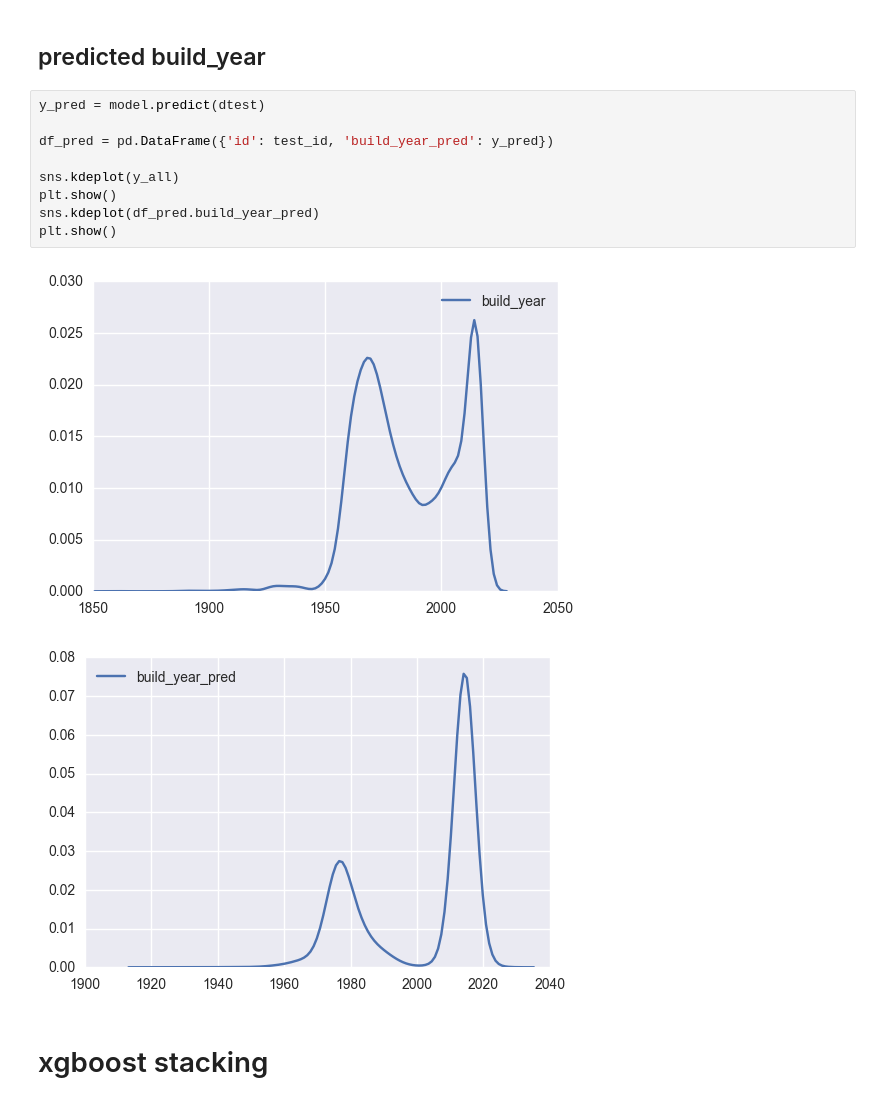
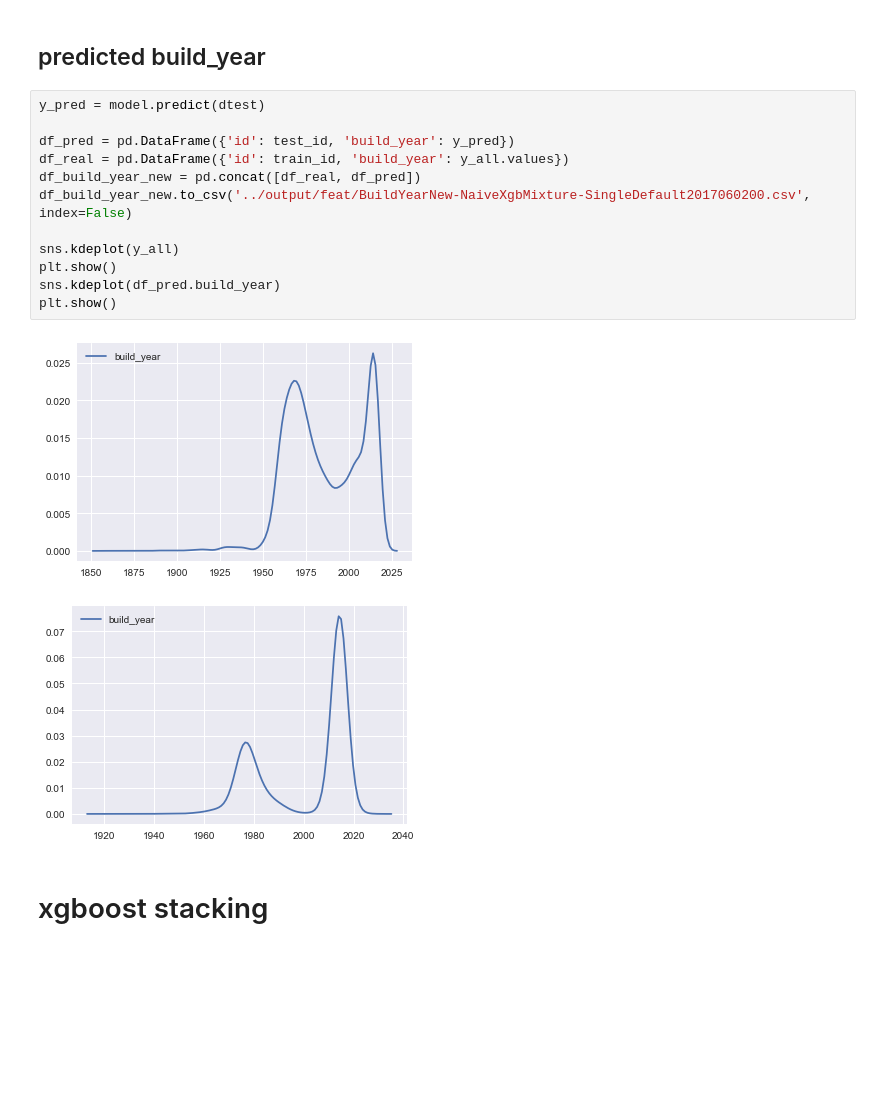
Before and after one commit to kqdmqx/kaggle-sberbank-russian-housing-market, a Jupyter notebook: ipython/20170601-fill-missing-value-buildyear.ipynb, the cells around one changed output. Saved outputs shown, nothing was run; the diff lists cells and outputs as text; blank space fills up the shorter version.

Commit message:
ipython/.ipynb_checkpoints/20170601-fill-missing-value-buildyear-checkpoint.ipynb 加入新特征

```diff
--- a/ipython/20170601-fill-missing-value-buildyear.ipynb
+++ b/ipython/20170601-fill-missing-value-buildyear.ipynb
@@ -260,15 +244,18 @@ xgb.plot_importance(model, max_num_features=50, height=0.5, ax=ax)
 # %%
 y_pred = model.predict(dtest)
 
-df_pred = pd.DataFrame({'id': test_id, 'build_year_pred': y_pred})
+df_pred = pd.DataFrame({'id': test_id, 'build_year': y_pred})
+df_real = pd.DataFrame({'id': train_id, 'build_year': y_all.values})
+df_build_year_new = pd.concat([df_real, df_pred])
+df_build_year_new.to_csv('../output/feat/BuildYearNew-NaiveXgbMixture-SingleDefault2017060200.csv', index=False)
 
 sns.kdeplot(y_all)
 plt.show()
-sns.kdeplot(df_pred.build_year_pred)
+sns.kdeplot(df_pred.build_year)
 plt.show()
 # %% [output]
-[figure, old version]
+[figure, new version]
-[figure, old version]
+[figure, new version]
 # %% [markdown]
 # xgboost stacking
 # %%
```
Also changed, not shown: parts of 10 cells of this notebook, 2 other files.
